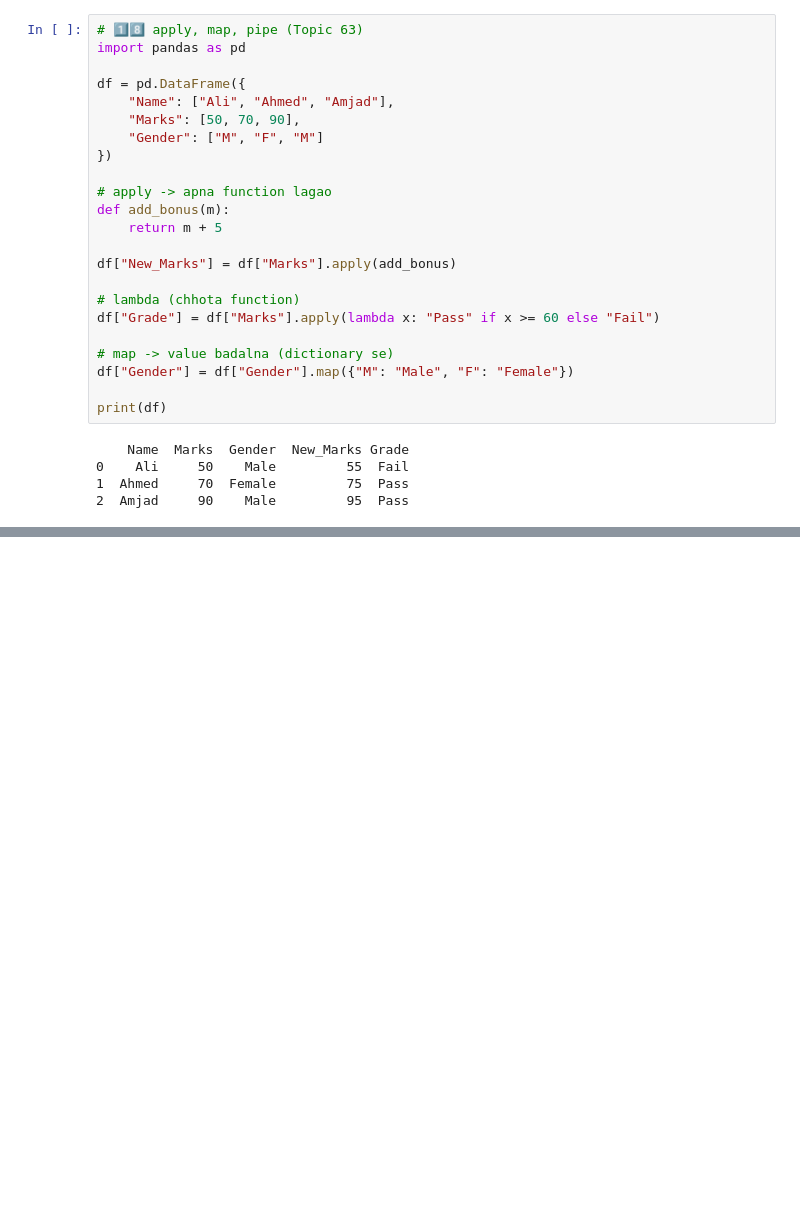
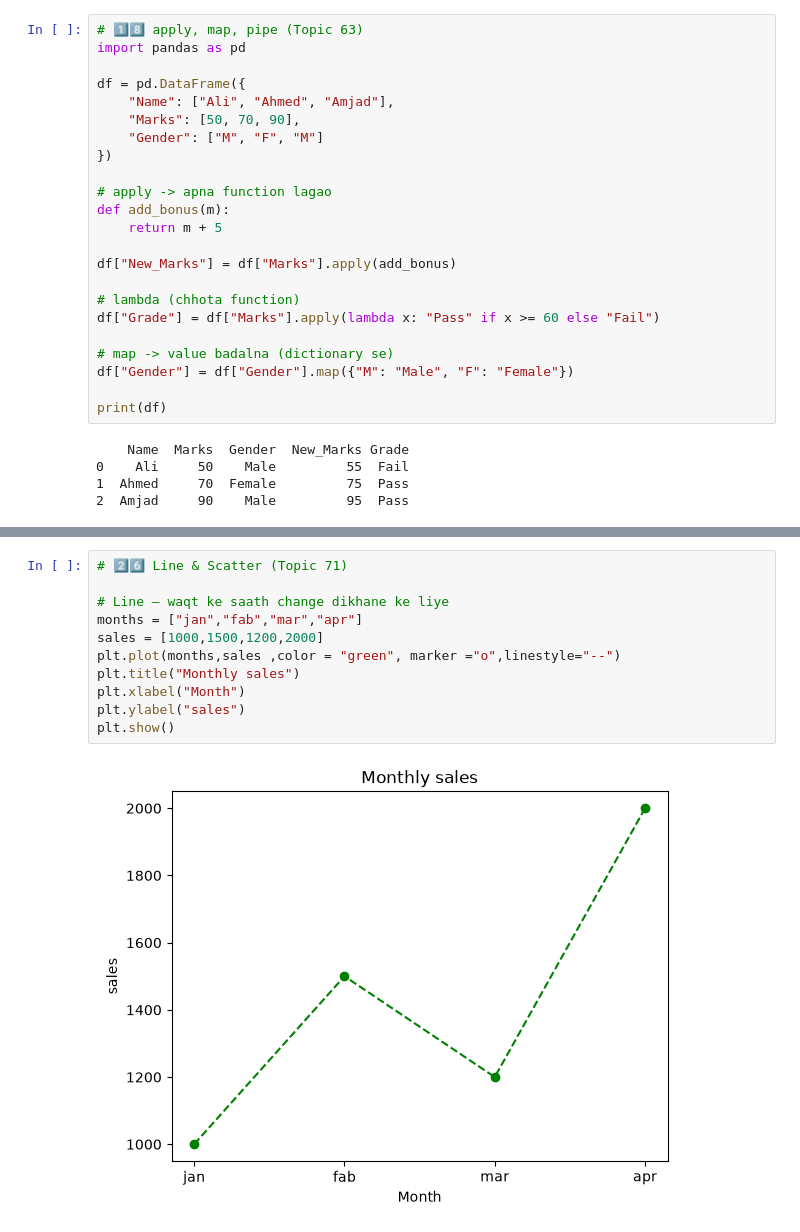
Before and after one commit to Amjad3618/data-analysis-code-, a Jupyter notebook: week2.ipynb, the cells around one changed output, grey strips where cells are left out. Drawn from its saved outputs; the diff is of its cells as text; blank space fills up the shorter version.

```diff
--- a/week2.ipynb
+++ b/week2.ipynb
@@ -360,0 +432,13 @@ print(df)
+# %%
+# 2️⃣6️⃣ Line & Scatter (Topic 71)
+
+# Line — waqt ke saath change dikhane ke liye
+months = ["jan","fab","mar","apr"]
+sales = [1000,1500,1200,2000]
+plt.plot(months,sales ,color = "green", marker ="o",linestyle="--")
+plt.title("Monthly sales")
+plt.xlabel("Month")
+plt.ylabel("sales")
+plt.show()
+# %% [output]
+[figure, added]
```
Also changed, not shown: parts of 16 cells of this notebook.
